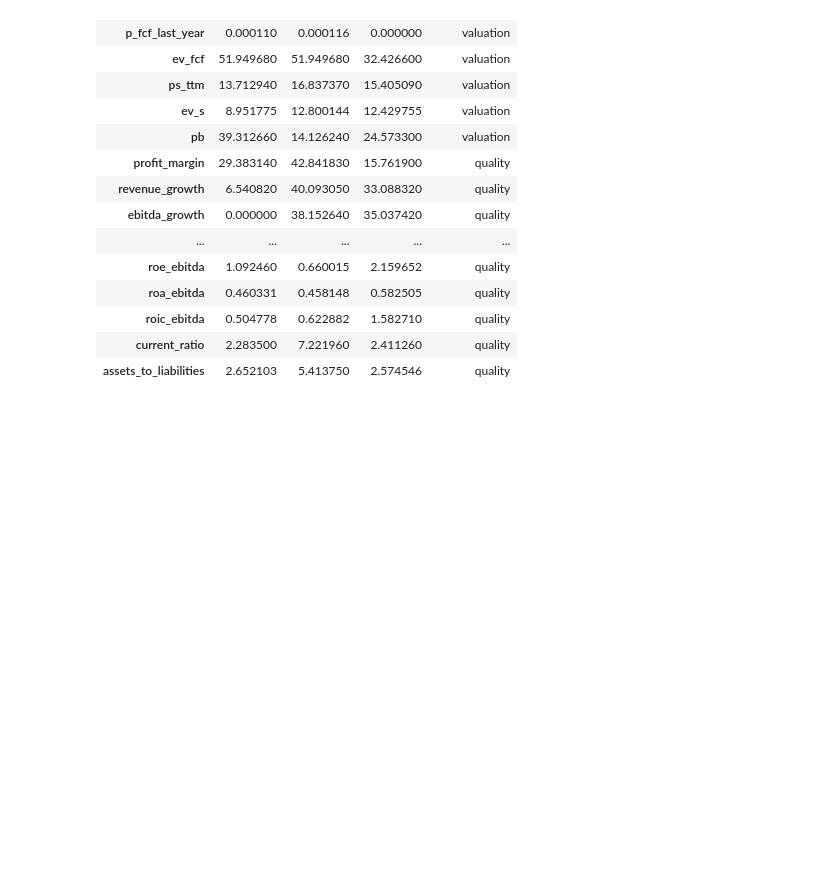
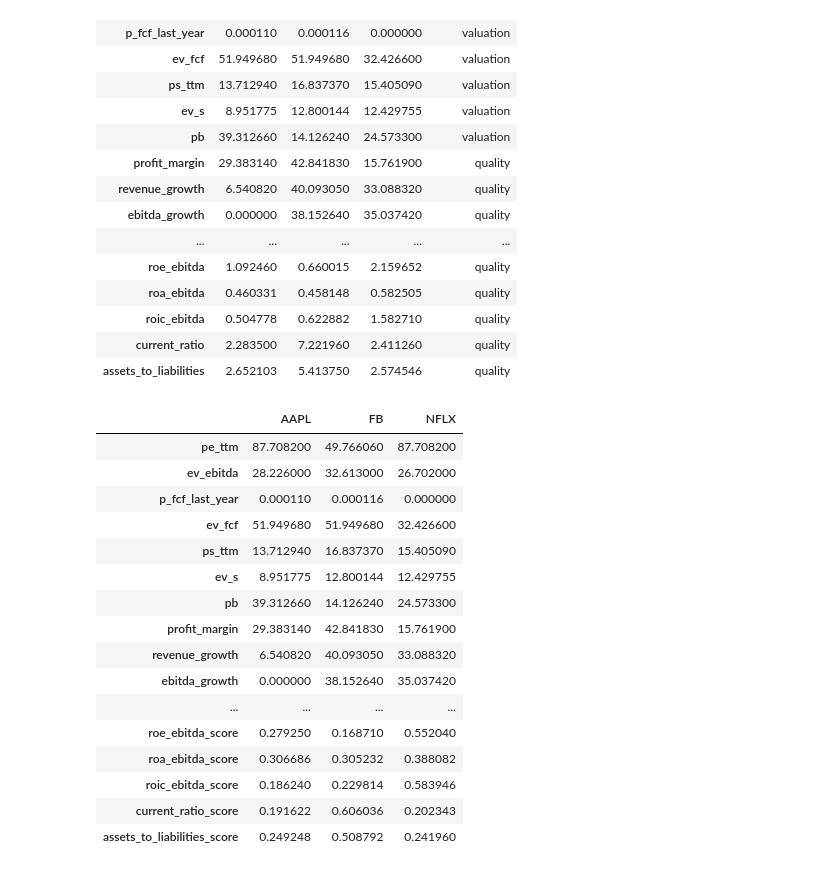
Before and after one commit to calebtuttle/portfoliobuilder, a Jupyter notebook: portfoliobuilder/ranking_test.ipynb, the cells around one changed output. Saved outputs shown, nothing was run; the diff lists cells and outputs as text; code cells hidden in the pictures; blank space fills up the shorter version.

```diff
--- a/portfoliobuilder/ranking_test.ipynb
+++ b/portfoliobuilder/ranking_test.ipynb
@@ -8,7 +8,7 @@ QUALITY_MEASURES = ['profit_margin', 'revenue_growth', 'ebitda_growth',
         'roe_income', 'roaa_income', 'roic_income', 'roe_ebitda',
         'roa_ebitda', 'roic_ebitda', 'current_ratio', 'assets_to_liabilities']
 # %%
-measures_series = get_measures('AAPL')
+aapl_measures_series = get_measures('AAPL')
 # %%
 fb_measures_series = get_measures('FB')
 # %%
@@ -206,3 +206,36 @@ df
 | roic_ebitda | 0.504778 | 0.622882 | 1.582710 | quality |
 | current_ratio | 2.283500 | 7.221960 | 2.411260 | quality |
 | assets_to_liabilities | 2.652103 | 5.413750 | 2.574546 | quality |
+# %%
+# Generate a score for each measure for each stock
+valuation_score_rows = []
+quality_score_rows = []
+for measure in df_no_measure_type.index:
+    measure_sum = df_no_measure_type.loc[measure].sum()
+    row_name = measure + '_score'
+    if df.loc[measure]['measure_type'] == 'valuation':
+        df_no_measure_type.loc[row_name] = 1 - (df_no_measure_type.loc[measure] / measure_sum)
+        valuation_score_rows.append(row_name)
+    elif df.loc[measure]['measure_type'] == 'quality':
+        df_no_measure_type.loc[row_name] = df_no_measure_type.loc[measure] / measure_sum
+        quality_score_rows.append(row_name)
+# %%
+df_no_measure_type
+# %% [output]
+|  | AAPL | FB | NFLX |
+| pe_ttm | 87.708200 | 49.766060 | 87.708200 |
+| ev_ebitda | 28.226000 | 32.613000 | 26.702000 |
+| p_fcf_last_year | 0.000110 | 0.000116 | 0.000000 |
+| ev_fcf | 51.949680 | 51.949680 | 32.426600 |
+| ps_ttm | 13.712940 | 16.837370 | 15.405090 |
+| ev_s | 8.951775 | 12.800144 | 12.429755 |
+| pb | 39.312660 | 14.126240 | 24.573300 |
+| profit_margin | 29.383140 | 42.841830 | 15.761900 |
+| revenue_growth | 6.540820 | 40.093050 | 33.088320 |
+| ebitda_growth | 0.000000 | 38.152640 | 35.037420 |
+| ... | ... | ... | ... |
+| roe_ebitda_score | 0.279250 | 0.168710 | 0.552040 |
+| roa_ebitda_score | 0.306686 | 0.305232 | 0.388082 |
+| roic_ebitda_score | 0.186240 | 0.229814 | 0.583946 |
+| current_ratio_score | 0.191622 | 0.606036 | 0.202343 |
+| assets_to_liabilities_score | 0.249248 | 0.508792 | 0.241960 |
```
Also changed, not shown: parts of 13 cells of this notebook, 1 other file.
